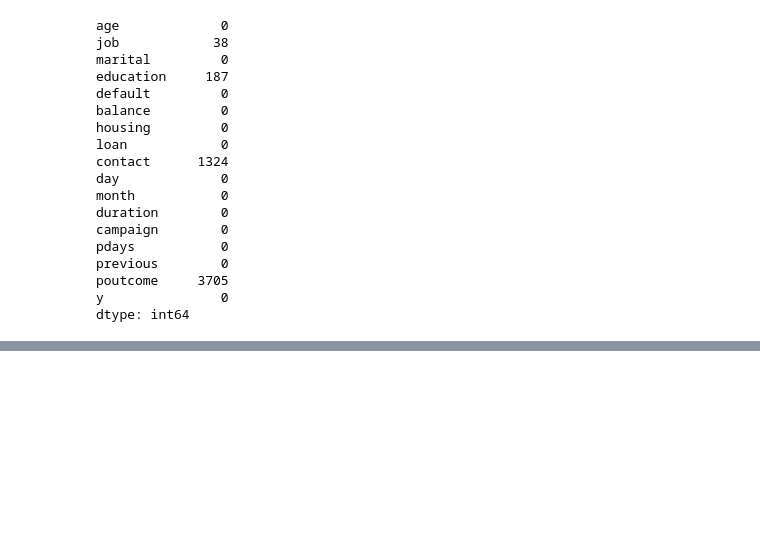
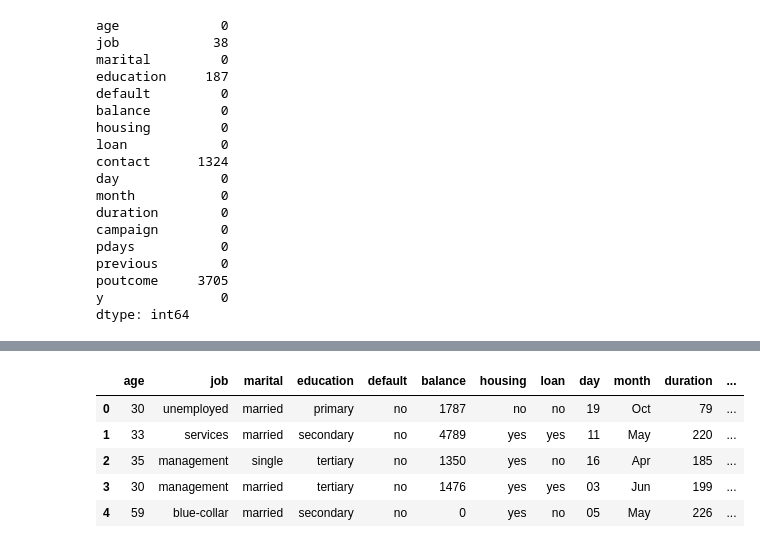
Before and after one commit to zayed95/bank-marketing, a Jupyter notebook: bankMarketing.ipynb, the cells around one changed output, grey strips where cells are left out. Saved outputs shown, nothing was run; the diff lists cells and outputs as text; code cells hidden in the pictures; blank space fills up the shorter version.

```diff
--- a/bankMarketing.ipynb
+++ b/bankMarketing.ipynb
@@ -65,0 +95,22 @@ df.head()
+# %%
+data = df.copy()
+is_nan = np.where(data['job'].isna())[0]
+data['is_nan'] = 0
+data.loc[is_nan, 'is_nan'] = 1
+
+for col in data.select_dtypes(include='object'):
+    data[col] = pd.factorize(data[col])[0]
+
+train_data = data[data['is_nan' == 0]]
+test_data = data[data['is_nan' == 1]]
+
+X_train = train_data.drop(['job', 'is_nan'], axis=1)
+y_train = train_data['job']
+X_test = test_data.drop(['job', 'is_nan'], axis=1)
+# %% [output]
+|  | age | job | marital | education | default | balance | housing | loan | day | month | duration | ... |
+| 0 | 30 | unemployed | married | primary | no | 1787 | no | no | 19 | Oct | 79 | ... |
+| 1 | 33 | services | married | secondary | no | 4789 | yes | yes | 11 | May | 220 | ... |
+| 2 | 35 | management | single | tertiary | no | 1350 | yes | no | 16 | Apr | 185 | ... |
+| 3 | 30 | management | married | tertiary | no | 1476 | yes | yes | 03 | Jun | 199 | ... |
+| 4 | 59 | blue-collar | married | secondary | no | 0 | yes | no | 05 | May | 226 | ... |
```
Also changed, not shown: parts of 8 cells of this notebook, 1 other file.
